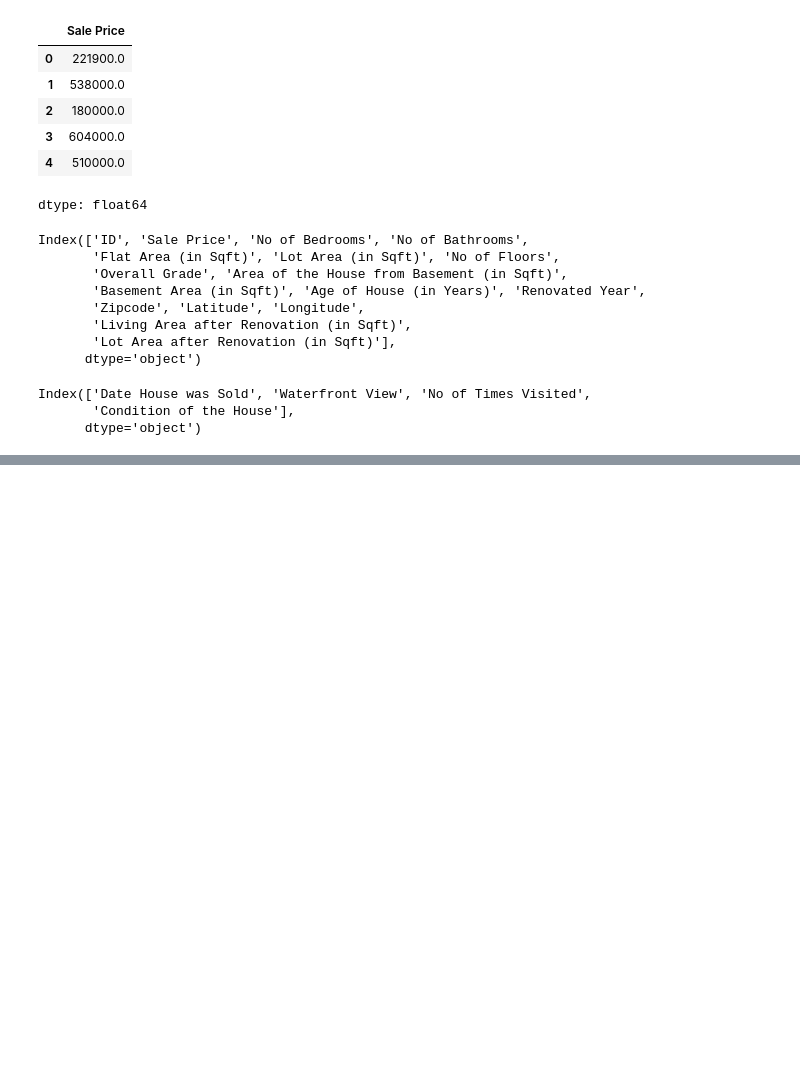
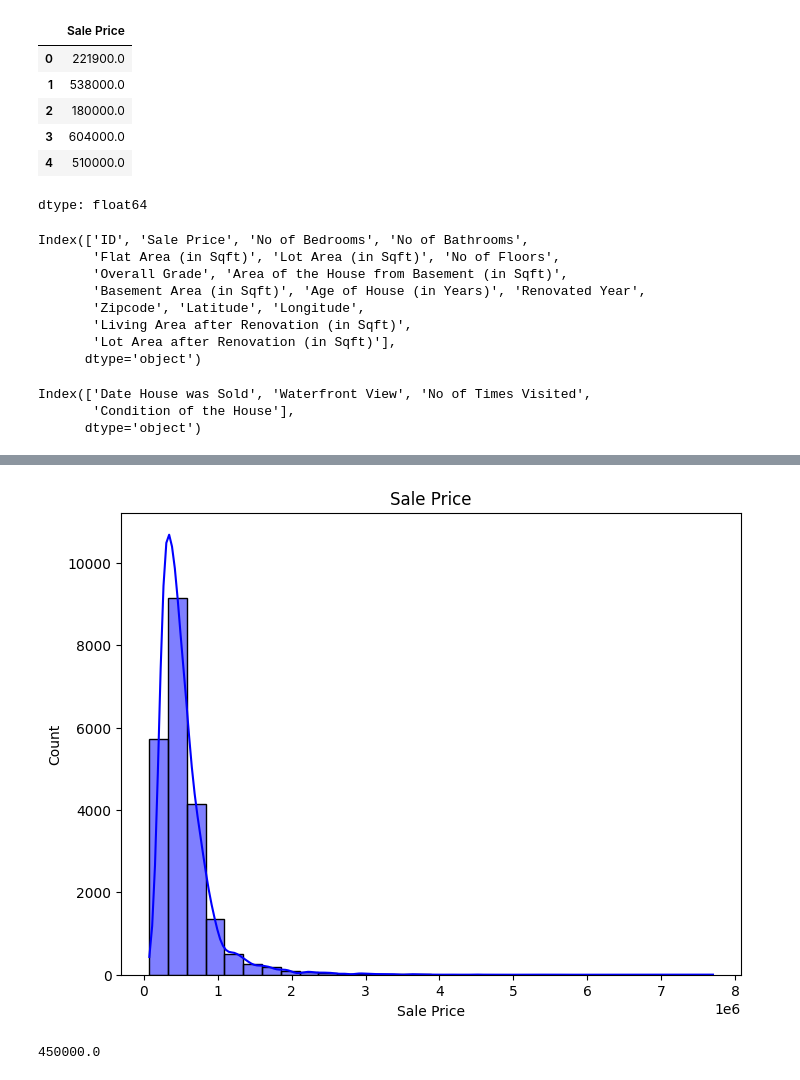
Before and after one commit to Hajara03/Group3_project, a Jupyter notebook: Group_3.ipynb, the cells around one changed output, grey strips where cells are left out. Cells and saved outputs as stored; diff of their text form; code cells hidden in the pictures; blank space fills up the shorter version.

```diff
--- a/Group_3.ipynb
+++ b/Group_3.ipynb
@@ -7,7 +7,7 @@ import seaborn as sns
 # %% [markdown]
 1.Loading dataset
 # %%
-df=pd.read_csv('/content/drive/MyDrive/ICT_AI ML/House_Pricing.csv')
+df=pd.read_csv('/content/House_Pricing.csv')
 df.head()
 # %% [output]
 |  | ID | Date House was Sold | Sale Price | No of Bedrooms | No of Bathrooms | Flat Area (in Sqft) | ... |
@@ -153,0 +202,17 @@ Index(['Date House was Sold', 'Waterfront View', 'No of Times Visited',
+# %%
+
+
+# Drop column with more than 60%-70% missing values
+df.drop(columns=['No of Times Visited'], inplace=True)
+# %%
+plt.figure(figsize=(8,6))
+sns.histplot(data=df["Sale Price"], kde=True, bins=30, color="blue")
+plt.title("Sale Price")
+plt.show()
+# %% [output]
+[figure, added]
+# %%
+median_result=df["Sale Price"].median()
+median_result
+# %% [output]
+450000.0
```
Also changed, not shown: parts of 5 cells of this notebook.
